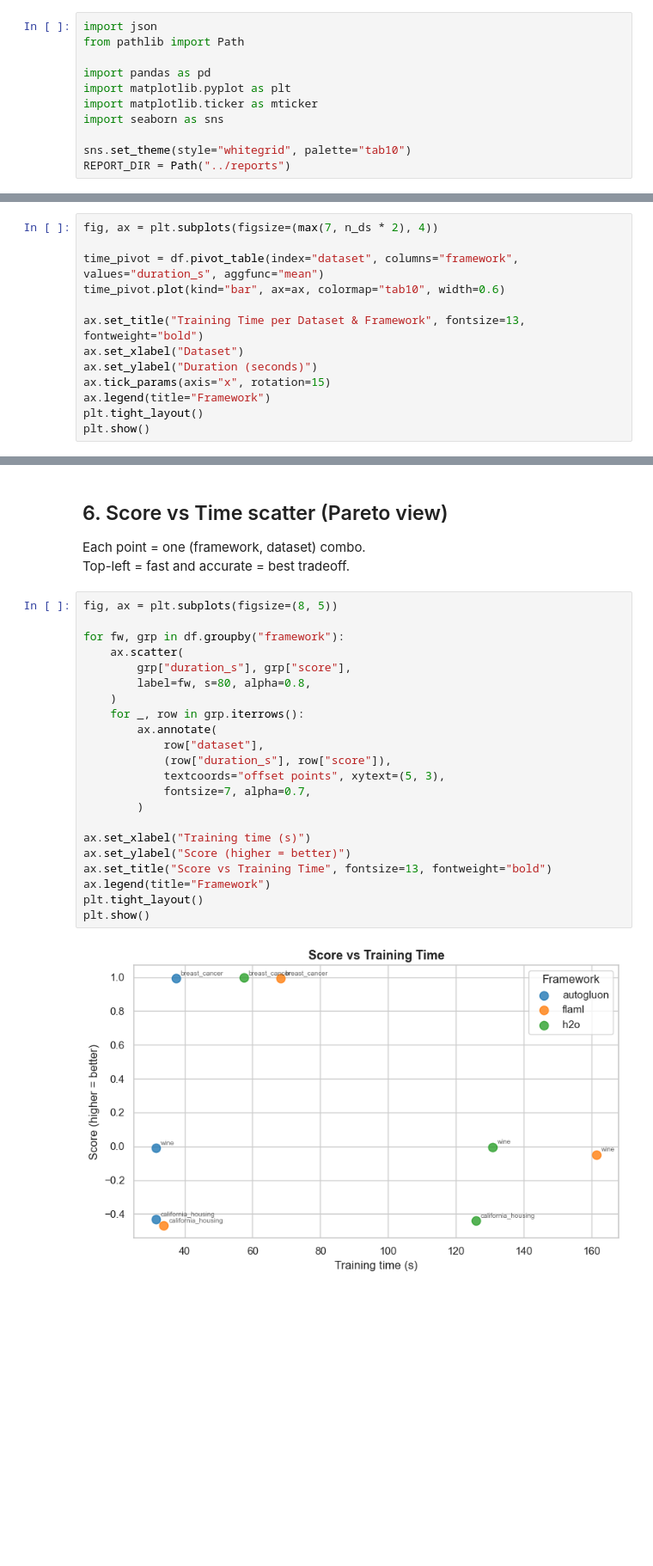
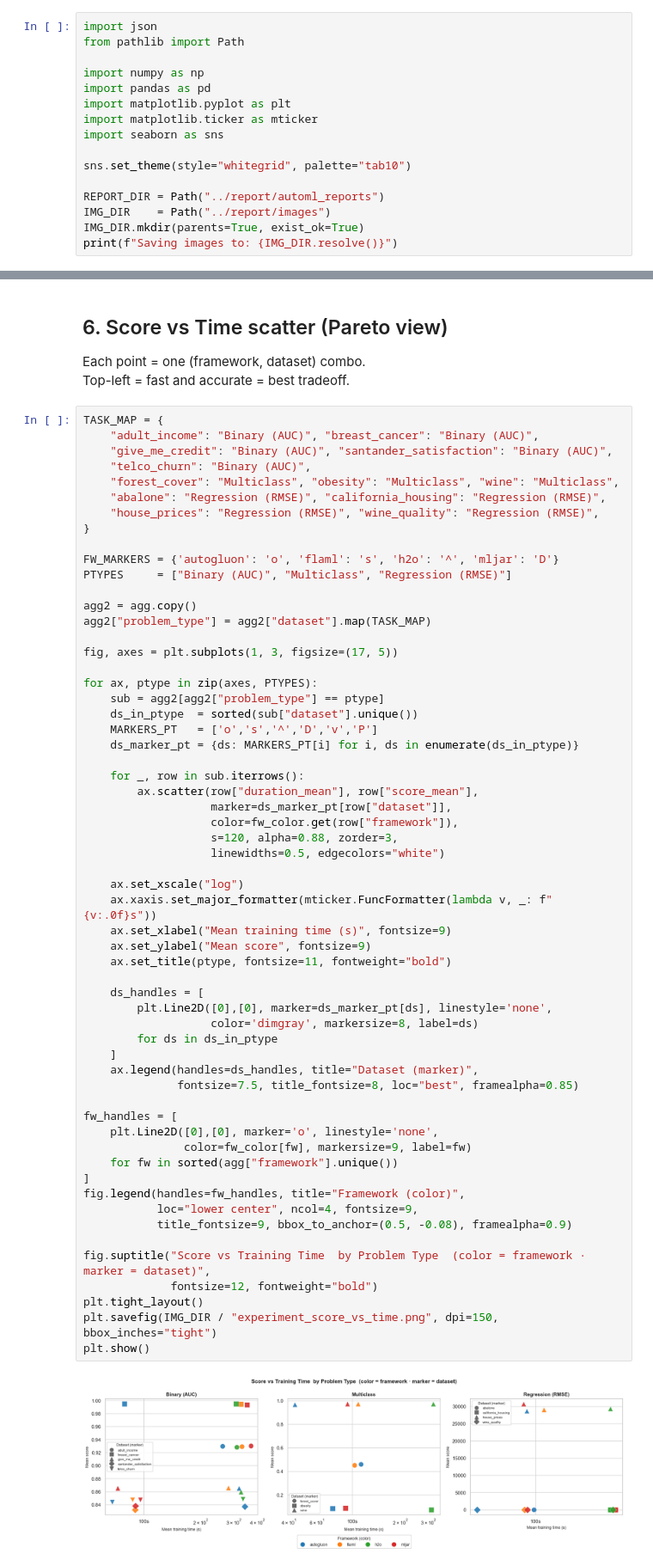
Before and after one commit to ThinhSama234/HCMUS-data-mining-AutoML, a Jupyter notebook: notebooks/analysis.ipynb, the cells around one changed output, grey strips where cells are left out. Shown at 86% size. Saved outputs shown, nothing was run; the diff lists cells and outputs as text; blank space fills up the shorter version.

Commit message:
report

```diff
--- a/notebooks/analysis.ipynb
+++ b/notebooks/analysis.ipynb
@@ -5,10 +7,15 @@ Loads all `reports/run_*.json` files and compares frameworks across datasets.
 import json
 from pathlib import Path
 
+import numpy as np
 import pandas as pd
 import matplotlib.pyplot as plt
 import matplotlib.ticker as mticker
 import seaborn as sns
 
 sns.set_theme(style="whitegrid", palette="tab10")
-REPORT_DIR = Path("../reports")
+
+REPORT_DIR = Path("../report/automl_reports")
+IMG_DIR    = Path("../report/images")
+IMG_DIR.mkdir(parents=True, exist_ok=True)
+print(f"Saving images to: {IMG_DIR.resolve()}")
@@ -138,13 +241,0 @@ plt.show()
-# %%
-fig, ax = plt.subplots(figsize=(max(7, n_ds * 2), 4))
-
-time_pivot = df.pivot_table(index="dataset", columns="framework", values="duration_s", aggfunc="mean")
-time_pivot.plot(kind="bar", ax=ax, colormap="tab10", width=0.6)
-
-ax.set_title("Training Time per Dataset & Framework", fontsize=13, fontweight="bold")
-ax.set_xlabel("Dataset")
-ax.set_ylabel("Duration (seconds)")
-ax.tick_params(axis="x", rotation=15)
-ax.legend(title="Framework")
-plt.tight_layout()
-plt.show()
@@ -155,26 +244,63 @@ plt.show()
 Each point = one (framework, dataset) combo.
 Top-left = fast and accurate = best tradeoff.
 # %%
-fig, ax = plt.subplots(figsize=(8, 5))
+TASK_MAP = {
+    "adult_income": "Binary (AUC)", "breast_cancer": "Binary (AUC)",
+    "give_me_credit": "Binary (AUC)", "santander_satisfaction": "Binary (AUC)",
+    "telco_churn": "Binary (AUC)",
+    "forest_cover": "Multiclass", "obesity": "Multiclass", "wine": "Multiclass",
+    "abalone": "Regression (RMSE)", "california_housing": "Regression (RMSE)",
+    "house_prices": "Regression (RMSE)", "wine_quality": "Regression (RMSE)",
+}
 
-for fw, grp in df.groupby("framework"):
-    ax.scatter(
-        grp["duration_s"], grp["score"],
-        label=fw, s=80, alpha=0.8,
-    )
-    for _, row in grp.iterrows():
-        ax.annotate(
-            row["dataset"],
-            (row["duration_s"], row["score"]),
-            textcoords="offset points", xytext=(5, 3),
-            fontsize=7, alpha=0.7,
-        )
+FW_MARKERS = {'autogluon': 'o', 'flaml': 's', 'h2o': '^', 'mljar': 'D'}
+PTYPES     = ["Binary (AUC)", "Multiclass", "Regression (RMSE)"]
 
-ax.set_xlabel("Training time (s)")
-ax.set_ylabel("Score (higher = better)")
-ax.set_title("Score vs Training Time", fontsize=13, fontweight="bold")
-ax.legend(title="Framework")
+agg2 = agg.copy()
+agg2["problem_type"] = agg2["dataset"].map(TASK_MAP)
+
+fig, axes = plt.subplots(1, 3, figsize=(17, 5))
+
+for ax, ptype in zip(axes, PTYPES):
+    sub = agg2[agg2["problem_type"] == ptype]
+    ds_in_ptype  = sorted(sub["dataset"].unique())
+    MARKERS_PT   = ['o','s','^','D','v','P']
+    ds_marker_pt = {ds: MARKERS_PT[i] for i, ds in enumerate(ds_in_ptype)}
+
+    for _, row in sub.iterrows():
+        ax.scatter(row["duration_mean"], row["score_mean"],
+                   marker=ds_marker_pt[row["dataset"]],
+                   color=fw_color.get(row["framework"]),
+                   s=120, alpha=0.88, zorder=3,
+                   linewidths=0.5, edgecolors="white")
+
+    ax.set_xscale("log")
+    ax.xaxis.set_major_formatter(mticker.FuncFormatter(lambda v, _: f"{v:.0f}s"))
+    ax.set_xlabel("Mean training time (s)", fontsize=9)
+    ax.set_ylabel("Mean score", fontsize=9)
+    ax.set_title(ptype, fontsize=11, fontweight="bold")
+
+    ds_handles = [
+        plt.Line2D([0],[0], marker=ds_marker_pt[ds], linestyle='none',
+                   color='dimgray', markersize=8, label=ds)
+        for ds in ds_in_ptype
+    ]
+    ax.legend(handles=ds_handles, title="Dataset (marker)",
+              fontsize=7.5, title_fontsize=8, loc="best", framealpha=0.85)
+
+fw_handles = [
+    plt.Line2D([0],[0], marker='o', linestyle='none',
+               color=fw_color[fw], markersize=9, label=fw)
+    for fw in sorted(agg["framework"].unique())
+]
+fig.legend(handles=fw_handles, title="Framework (color)",
+           loc="lower center", ncol=4, fontsize=9,
+           title_fontsize=9, bbox_to_anchor=(0.5, -0.08), framealpha=0.9)
+
+fig.suptitle("Score vs Training Time  by Problem Type  (color = framework · marker = dataset)",
+             fontsize=12, fontweight="bold")
 plt.tight_layout()
+plt.savefig(IMG_DIR / "experiment_score_vs_time.png", dpi=150, bbox_inches="tight")
 plt.show()
 # %% [output]
-[figure, old version]
+[figure, new version]
```
Also changed, not shown: parts of 38 cells of this notebook, 18 other files.
